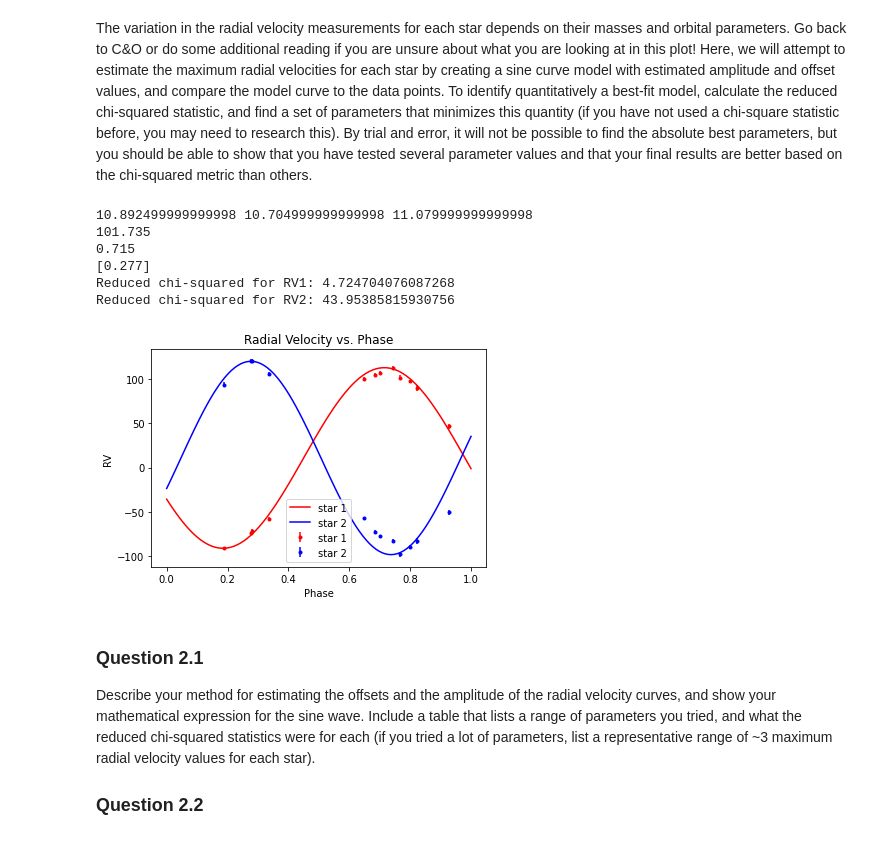
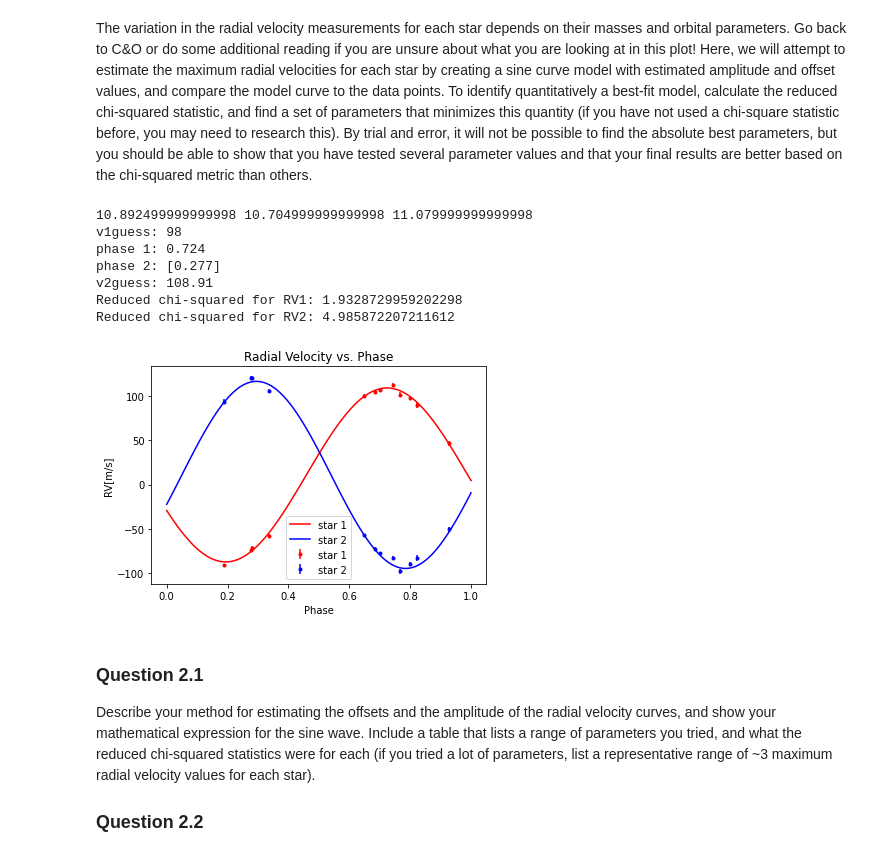
Before and after one commit to aircm/ast221-jupyter-notes, a Jupyter notebook: data_project/miao_mu_notebook_pair8.ipynb, the cells around one changed output. Cells and saved outputs as stored; diff of their text form; code cells hidden in the pictures.

Commit message:
data-pair8

```diff
--- a/data_project/miao_mu_notebook_pair8.ipynb
+++ b/data_project/miao_mu_notebook_pair8.ipynb
@@ -244,7 +244,7 @@ The variation in the radial velocity measurements for each star depends on their
 fig = plt.figure()
 plt.errorbar(phase_v[good1],rv1[good1],yerr=rv1err[good1],fmt='.',color='red',label = 'star 1')
 plt.errorbar(phase_v[good2],rv2[good2],yerr=rv2err[good2],fmt='.',color='blue',label = 'star 2')
-plt.ylabel('RV')
+plt.ylabel('RV[m/s]')
 plt.xlabel('Phase')
 
 
@@ -254,22 +254,25 @@ phase_arr = np.linspace(0,1,100)
 
 
 #Guess how offset the curves are from zero.
+# Step 1: Get all average of two offsets
+# Step 2: Adjust it based on step 1
 offsetguess = ((max(rv1[good1])+min(rv1[good1]))/2+(max(rv2[good2])+min(rv2[good2]))/2)/2
 print(offsetguess,(max(rv1[good1])+min(rv1[good1]))/2,(max(rv2[good2])+min(rv2[good2]))/2)
-
+offsetguess = 10.95
 
 #Here we will attempt to fit the RV1 curve with a sine wave and offset.
 #Estimate the maximum radial velocity of the first star from the plot of the RV data.
 v1guess = (max(rv1[good1])-min(rv1[good1]))/2
-print(v1guess)
+v1guess = 98
+print("v1guess:",v1guess)
 
 # The following two functions will determine the sine waves for v1 and v2
 # Since we know the max and min, better to fit with a cosine
 
 # Get the maximum flux of phase to estimate the phase, then adjust it
 phase_v1 = phase_v[good1][np.where(rv1[good1]==rv1[good1].max())]
-phase_v1=0.715
-print(phase_v1)
+phase_v1=0.724
+print("phase 1:", phase_v1)
 
 # Get v1 period by trial
 period_v1=1.06
@@ -282,44 +285,48 @@ testSin_v1 = getTestSin_v1(phase_arr)
 #Fit the RV2 curve with a sine wave and offset.
 #Estimate the maximum radial velocity of the second star from the plot of the RV data.
 phase_v2 = phase_v[good2][np.where(rv2[good2]==rv2[good2].max())]
-print( phase_v2)
+print("phase 2:", phase_v2)
+phase_v2 = 0.295
 v2guess = (max(rv2[good2])-min(rv2[good2]))/2
+print("v2guess:",v2guess)
+v2guess = 105.41
 
 # Get v2 period by trial
-period_v2 = 0.92
+period_v2 = 0.98
 
 def getTestSin_v2(x):
     return v2guess * np.cos(np.pi*2/period_v2*(x-phase_v2))+offsetguess
 testSin_v2 = getTestSin_v2(phase_arr)
 
 
 #Plot the sine waves on top of the data. It's a good idea to match colours to your data points.
 #Add labels for the legend in your final plot.
 plt.plot(phase_arr,testSin_v1,"-r",label="star 1")
 plt.plot(phase_arr,testSin_v2,"-b",label="star 2")
 plt.legend()
 plt.title('Radial Velocity vs. Phase')
 
 
 #Calculate reduced chi-squared statistic for two curves. Write your own equation for the
 #statistic and print the output.
 red_chisq1 = sum((rv1[good1]-getTestSin_v1(phase_v[good1]))**2/rv1err[good1]**2)/(len(phase_v[good1])-1)
 red_chisq2 = sum((rv2[good2]-getTestSin_v2(phase_v[good2]) )**2/rv2err[good2]**2)/(len(phase_v[good2])-1)
 print('Reduced chi-squared for RV1:', red_chisq1)
 print('Reduced chi-squared for RV2:', red_chisq2)
 
 # Plot 2.1 - include this in your report
 # When you're happy with your result, uncomment the line below, change your plot name to something useful,
 # and save your plot
-#plt.savefig('myPlot.png')
+plt.savefig('pair8_2_1_curve-fit.png')
 # %% [output]
 10.892499999999998 10.704999999999998 11.079999999999998
-101.735
-0.715
-[0.277]
-Reduced chi-squared for RV1: 4.724704076087268
-Reduced chi-squared for RV2: 43.95385815930756
+v1guess: 98
+phase 1: 0.724
+phase 2: [0.277]
+v2guess: 108.91
+Reduced chi-squared for RV1: 1.9328729959202298
+Reduced chi-squared for RV2: 4.985872207211612
-[figure, old version]
+[figure, new version]
 # %% [markdown]
 ### Question 2.1 ###
 Describe your method for estimating the offsets and the amplitude of the radial velocity curves, and show your mathematical expression for the sine wave. Include a table that lists a range of parameters you tried, and what the reduced chi-squared statistics were for each (if you tried a lot of parameters, list a representative range of ~3 maximum radial velocity values for each star).
```
Also changed, not shown: parts of 9 cells of this notebook, 4 other files.
